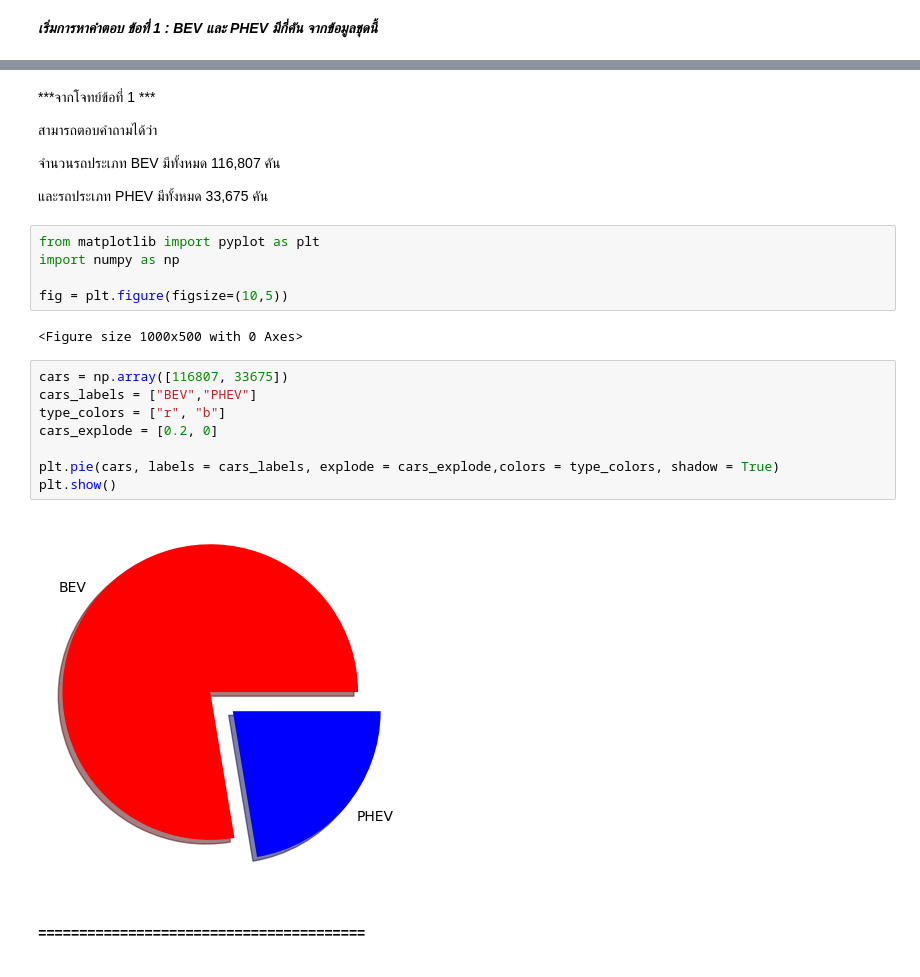
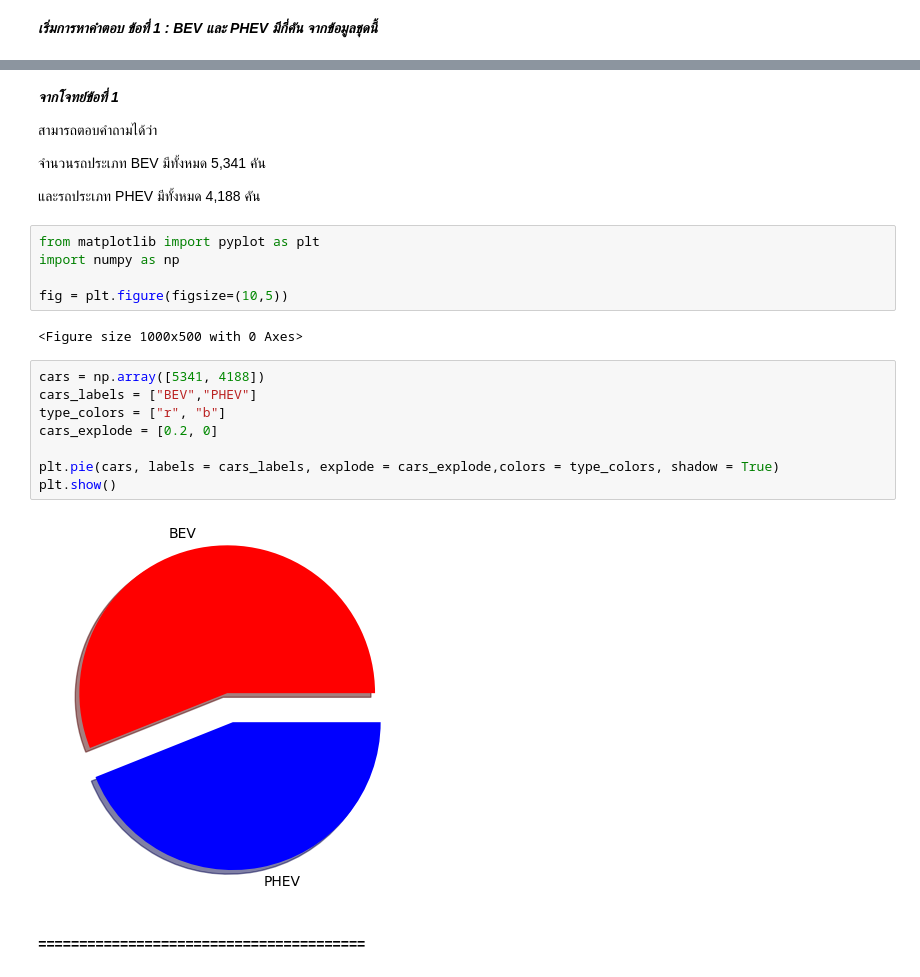
Before and after one commit to Philz7789/CP3-Padchayapong-Kardosoth, a Jupyter notebook: Vehicle_Sales_Data_Analyzation.ipynb, the cells around one changed output, grey strips where cells are left out. Cells and saved outputs as stored; diff of their text form.

```diff
--- a/Vehicle_Sales_Data_Analyzation.ipynb
+++ b/Vehicle_Sales_Data_Analyzation.ipynb
@@ -75,11 +76,11 @@ evp[evp['Electric Vehicle Type'].apply(lambda member: 'PHEV' in member)]
 # %% [markdown]
-***จากโจทย์ข้อที่ 1 ***
+***จากโจทย์ข้อที่ 1***
 
 สามารถตอบคำถามได้ว่า
 
-จำนวนรถประเภท BEV มีทั้งหมด 116,807 คัน
+จำนวนรถประเภท BEV มีทั้งหมด 5,341 คัน
 
-และรถประเภท PHEV มีทั้งหมด 33,675 คัน
+และรถประเภท PHEV มีทั้งหมด 4,188 คัน
 # %%
 from matplotlib import pyplot as plt
 import numpy as np
@@ -88,15 +89,15 @@ fig = plt.figure(figsize=(10,5))
 # %% [output]
 <Figure size 1000x500 with 0 Axes>
 # %%
-cars = np.array([116807, 33675])
+cars = np.array([5341, 4188])
 cars_labels = ["BEV","PHEV"]
 type_colors = ["r", "b"]
 cars_explode = [0.2, 0]
 
 plt.pie(cars, labels = cars_labels, explode = cars_explode,colors = type_colors, shadow = True)
 plt.show()
 # %% [output]
-[figure, old version]
+[figure, new version]
 # %% [markdown]
 ***========================================***
 # %% [markdown]
```
Also changed, not shown: parts of 36 cells of this notebook.
